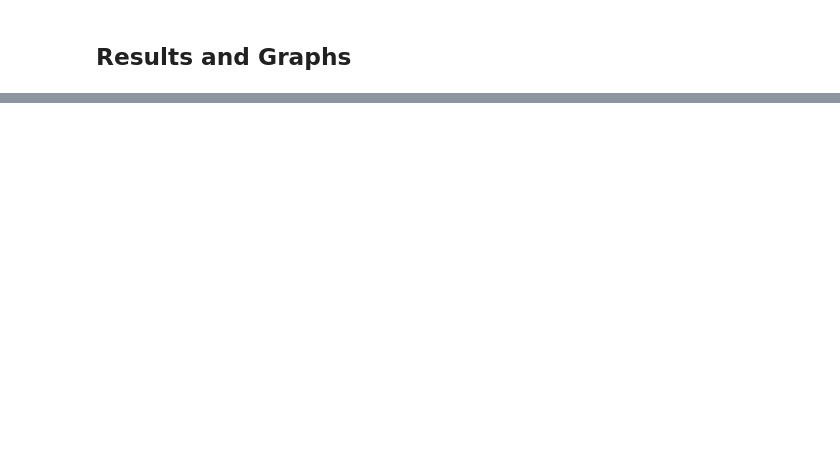
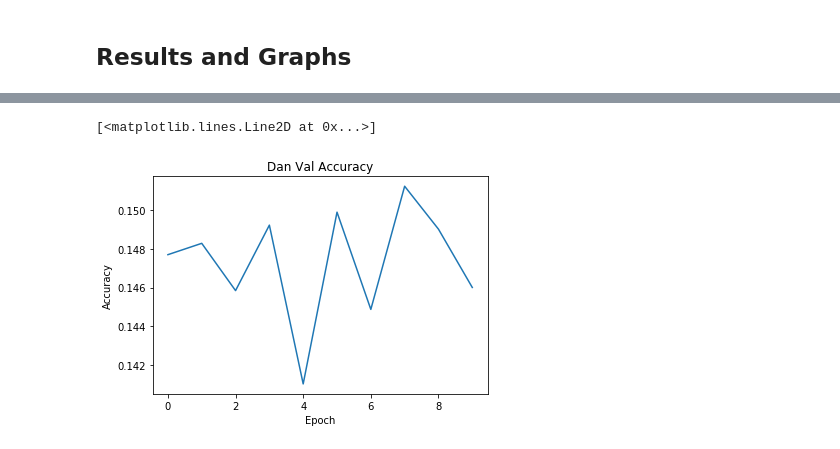
Before and after one commit to DenisPeskoff/QuizBowlASR, a Jupyter notebook: QuizBowlASR_DAN_Batched.ipynb, the cells around one changed output, grey strips where cells are left out. Saved outputs shown, nothing was run; the diff lists cells and outputs as text; code cells hidden in the pictures; blank space fills up the shorter version.

```diff
--- a/QuizBowlASR_DAN_Batched.ipynb
+++ b/QuizBowlASR_DAN_Batched.ipynb
@@ -485,11 +544,11 @@ def run_epoch_confidences(iterator: Iterator):
                 text, lengths = batch.text
 
                 #IMPORTANT.  ADJUSTS BETWEEN DATASETS
-                text = text.data.cpu().numpy().tolist()
-                for i, group in enumerate(text):
-                    for j, item in enumerate(group):
-                        text[i][j]=asr_to_clean_vocab[item]
-                text = Variable(torch.from_numpy(np.asarray(text))).cuda()
+#                 text = text.data.cpu().numpy().tolist()
+#                 for i, group in enumerate(text):
+#                     for j, item in enumerate(group):
+#                         text[i][j]=asr_to_clean_vocab[item]
+#                 text = Variable(torch.from_numpy(np.asarray(text))).cuda()
 
                 input_dict['text'] = text
                 lengths_dict['text'] = lengths
@@ -497,16 +556,16 @@ def run_epoch_confidences(iterator: Iterator):
             page = batch.page
 
             #IMPORTANT.  ADJUSTS BETWEEN DATASETS
-            page = page.data.cpu().numpy()
-            page = [asr_to_clean[i] for i in page]
-            page = Variable(torch.from_numpy(np.asarray(page))).cuda()
+#             page = page.data.cpu().numpy()
+#             page = [asr_to_clean[i] for i in page]
+#             page = Variable(torch.from_numpy(np.asarray(page))).cuda()
 
 
             qnums = batch.qnum.cuda()
-            if hasattr(batch, 'confidence'):
-                confidences = batch.confidence
-            else:
-                confidences = torch.FloatTensor(batch.text[0].shape).fill_(1)
+            #if hasattr(batch, 'confidence'):
+            confidences = batch.confidence
+            #else:
+            #    confidences = torch.FloatTensor(batch.text[0].shape).fill_(1)
                 #print ("Missing confidences")
                 #raise
 
@@ -534,10 +593,11 @@ def run_epoch_confidences(iterator: Iterator):
 #Set the dimensions and epochs for model
 EMBEDDING_DIM = 300
 HIDDEN_DIM = 1000
-EPOCH = 70
+EPOCH = 25
 
 #extract fields to determine vocabulary size of answers
-fields: Dict[str, Field] = train_iter.dataset.fields
+#UPDATE THIS BETWEEN CLEAN AND ASR
+fields: Dict[str, Field] = train_iter_asr.dataset.fields
 page_field = fields['page']
 ANSWER_SIZE = len(page_field.vocab.stoi)
 
@@ -554,8 +614,9 @@ optimizer = optim.Adam(filter(lambda p: p.requires_grad, model.parameters()))
 train_losses, train_accuracies = [], []
 val_losses, val_accuracies = [], []
 best_accuracy = 0.
+last_accuracy = 0
 
-for i in tqdm_notebook(range(20)):
+for i in tqdm_notebook(range(EPOCH)):
     #train
     model.train()
     train_acc, train_loss, train_time = run_epoch_confidences(train_iter_asr)
@@ -567,6 +628,13 @@ for i in tqdm_notebook(range(20)):
     val_acc, val_loss, val_time = run_epoch_confidences(val_iter_asr)
     val_losses.append(val_loss)
     val_accuracies.append(val_acc)
+
+    #if val_acc < last_accuracy:
+        #break
+        #raise ("Stopping early at Epoch ", i)
+
     if val_acc > best_accuracy:
         best_accuracy = val_acc
         #torch.save(model.state_dict(), './cleanmodel.pth')
+
+    last_accuracy = val_acc
@@ -583,8 +675,11 @@ val_accuracies
 # %%
-plt.title("Log Val Accuracy")
+plt.title("Dan Val Accuracy")
 plt.xlabel("Epoch")
 plt.ylabel("Accuracy")
 plt.plot(val_accuracies)
+# %% [output]
+[<matplotlib.lines.Line2D at 0x...>]
+[figure, added]
 # %%
 plt.title("Loss")
 plt.plot(val_losses)
```
Also changed, not shown: parts of 16 cells of this notebook.
